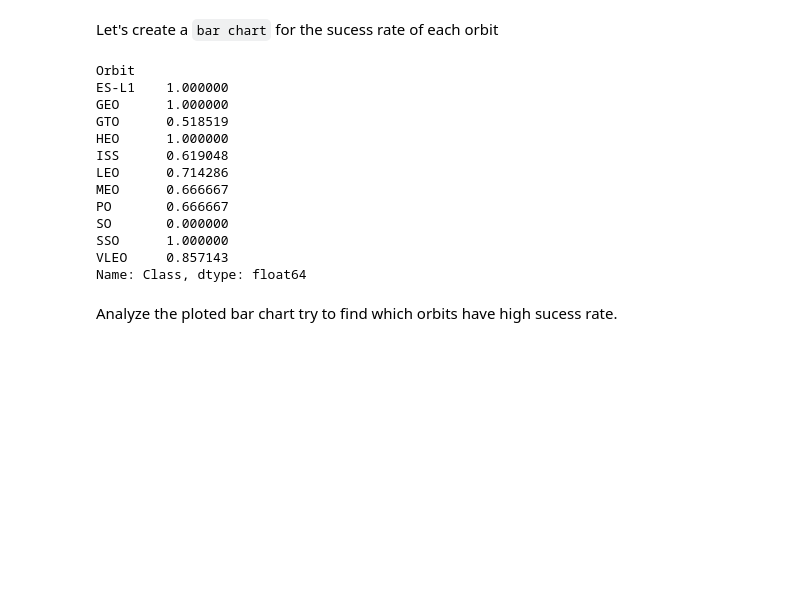
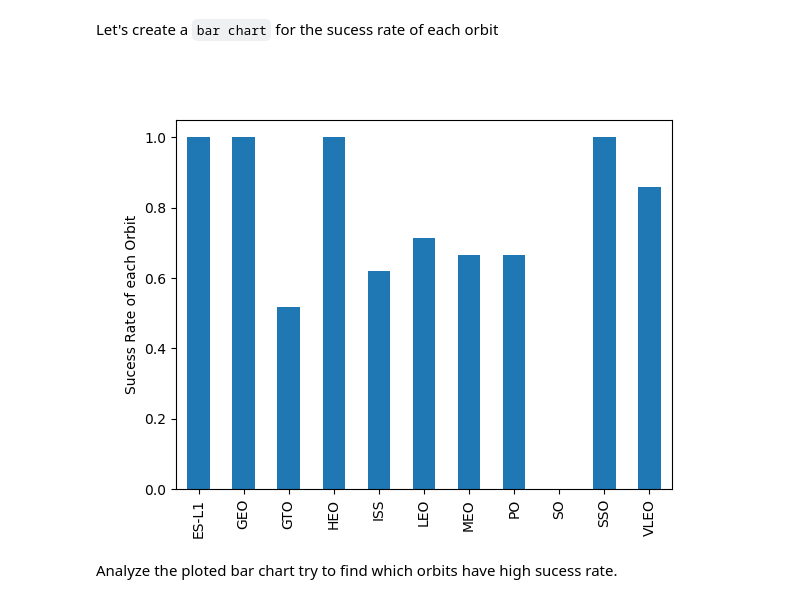
Before and after one commit to symapology/CourseraDataScience_Capstone_Project, a Jupyter notebook: IBM-DS0321EN-SkillsNetwork_labs_module_2_jupyter-labs-eda-dataviz.ipynb.jupyterlite.ipynb, the cells around one changed output. Saved outputs shown, nothing was run; the diff lists cells and outputs as text; code cells hidden in the pictures; blank space fills up the shorter version.

```diff
--- a/IBM-DS0321EN-SkillsNetwork_labs_module_2_jupyter-labs-eda-dataviz.ipynb.jupyterlite.ipynb
+++ b/IBM-DS0321EN-SkillsNetwork_labs_module_2_jupyter-labs-eda-dataviz.ipynb.jupyterlite.ipynb
@@ -138,21 +138,14 @@ Next, we want to visually check if there are any relationship between success ra
 Let's create a `bar chart` for the sucess rate of each orbit
 # %%
 # HINT use groupby method on Orbit column and get the mean of Class column
-df.groupby('Orbit')['Class'].mean()
+#df.groupby('Orbit')['Class'].mean()
+pl = df.groupby('Orbit')['Class'].mean()
+ax = pl.plot(kind='bar')
+ax.set_xlabel("Orbit")
+ax.set_ylabel("Sucess Rate of each Orbit")
+plt.show()
 # %% [output]
-Orbit
-ES-L1    1.000000
-GEO      1.000000
-GTO      0.518519
-HEO      1.000000
-ISS      0.619048
-LEO      0.714286
-MEO      0.666667
-PO       0.666667
-SO       0.000000
-SSO      1.000000
-VLEO     0.857143
-Name: Class, dtype: float64
+[figure, added]
 # %% [markdown]
 Analyze the ploted bar chart try to find which orbits have high sucess rate.
 # %%
```
